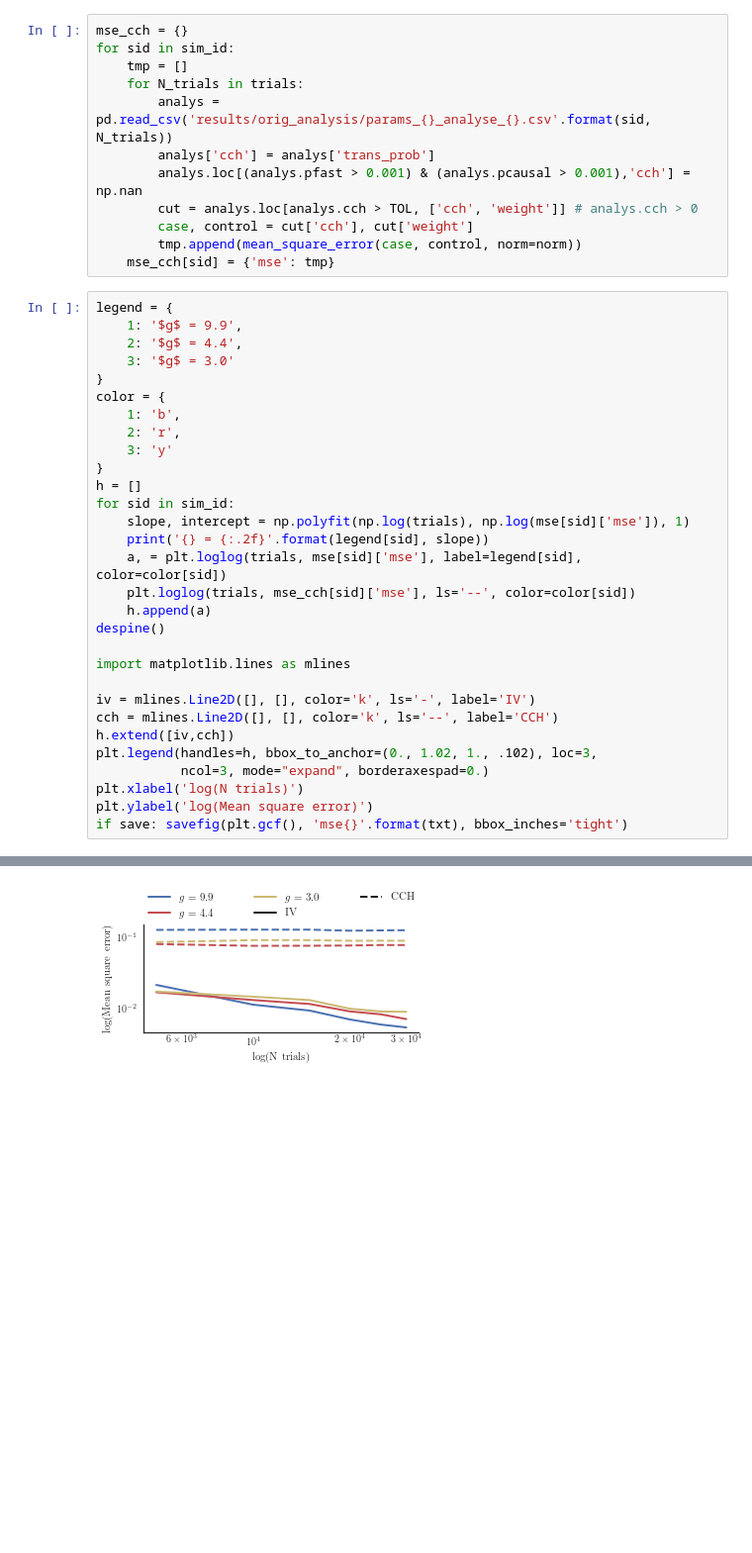
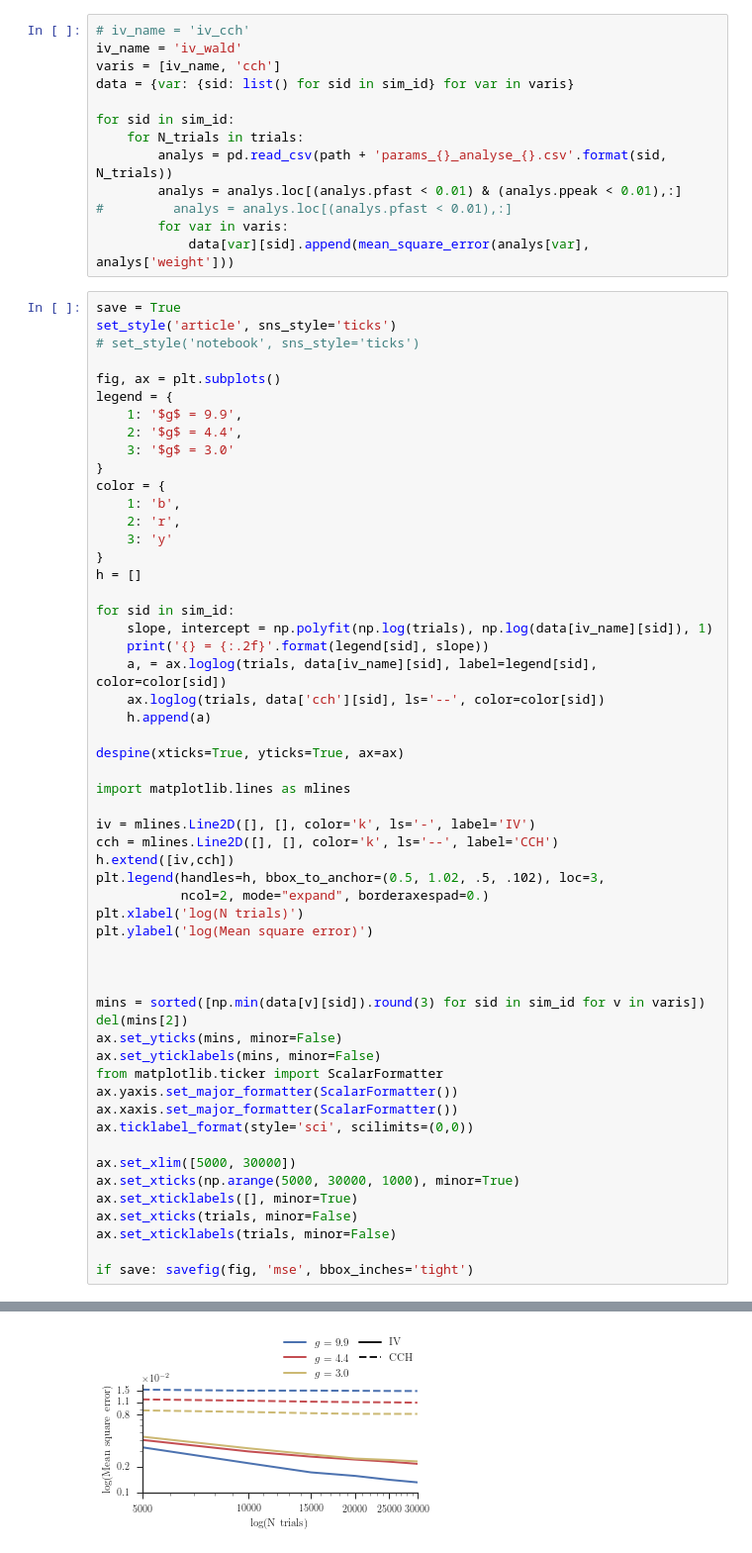
Before and after one commit to lepmik/causal-optogenetics-paper-data, a Jupyter notebook: error-analysis.ipynb, the cells around one changed output, grey strips where cells are left out. Shown at 99% size. Drawn from its saved outputs; the diff is of its cells as text; blank space fills up the shorter version.

```diff
--- a/error-analysis.ipynb
+++ b/error-analysis.ipynb
@@ -52,16 +26,22 @@ for sid in sim_id:
 # %%
-mse_cch = {}
+# iv_name = 'iv_cch'
+iv_name = 'iv_wald'
+varis = [iv_name, 'cch']
+data = {var: {sid: list() for sid in sim_id} for var in varis}
+
 for sid in sim_id:
-    tmp = []
     for N_trials in trials:
-        analys = pd.read_csv('results/orig_analysis/params_{}_analyse_{}.csv'.format(sid, N_trials))
-        analys['cch'] = analys['trans_prob']
-        analys.loc[(analys.pfast > 0.001) & (analys.pcausal > 0.001),'cch'] = np.nan
-        cut = analys.loc[analys.cch > TOL, ['cch', 'weight']] # analys.cch > 0
-        case, control = cut['cch'], cut['weight']
-        tmp.append(mean_square_error(case, control, norm=norm))
-    mse_cch[sid] = {'mse': tmp}
+        analys = pd.read_csv(path + 'params_{}_analyse_{}.csv'.format(sid, N_trials))
+        analys = analys.loc[(analys.pfast < 0.01) & (analys.ppeak < 0.01),:]
+#         analys = analys.loc[(analys.pfast < 0.01),:]
+        for var in varis:
+            data[var][sid].append(mean_square_error(analys[var], analys['weight']))
 # %%
+save = True
+set_style('article', sns_style='ticks')
+# set_style('notebook', sns_style='ticks')
+
+fig, ax = plt.subplots()
 legend = {
     1: '$g$ = 9.9',
     2: '$g$ = 4.4',
@@ -73,22 +53,42 @@ color = {
     3: 'y'
 }
 h = []
+
 for sid in sim_id:
-    slope, intercept = np.polyfit(np.log(trials), np.log(mse[sid]['mse']), 1)
+    slope, intercept = np.polyfit(np.log(trials), np.log(data[iv_name][sid]), 1)
     print('{} = {:.2f}'.format(legend[sid], slope))
-    a, = plt.loglog(trials, mse[sid]['mse'], label=legend[sid], color=color[sid])
-    plt.loglog(trials, mse_cch[sid]['mse'], ls='--', color=color[sid])
+    a, = ax.loglog(trials, data[iv_name][sid], label=legend[sid], color=color[sid])
+    ax.loglog(trials, data['cch'][sid], ls='--', color=color[sid])
     h.append(a)
-despine()
+
+despine(xticks=True, yticks=True, ax=ax)
 
 import matplotlib.lines as mlines
 
 iv = mlines.Line2D([], [], color='k', ls='-', label='IV')
 cch = mlines.Line2D([], [], color='k', ls='--', label='CCH')
 h.extend([iv,cch])
-plt.legend(handles=h, bbox_to_anchor=(0., 1.02, 1., .102), loc=3,
-           ncol=3, mode="expand", borderaxespad=0.)
+plt.legend(handles=h, bbox_to_anchor=(0.5, 1.02, .5, .102), loc=3,
+           ncol=2, mode="expand", borderaxespad=0.)
 plt.xlabel('log(N trials)')
 plt.ylabel('log(Mean square error)')
-if save: savefig(plt.gcf(), 'mse{}'.format(txt), bbox_inches='tight')
+
+
+
+mins = sorted([np.min(data[v][sid]).round(3) for sid in sim_id for v in varis])
+del(mins[2])
+ax.set_yticks(mins, minor=False)
+ax.set_yticklabels(mins, minor=False)
+from matplotlib.ticker import ScalarFormatter
+ax.yaxis.set_major_formatter(ScalarFormatter())
+ax.xaxis.set_major_formatter(ScalarFormatter())
+ax.ticklabel_format(style='sci', scilimits=(0,0))
+
+ax.set_xlim([5000, 30000])
+ax.set_xticks(np.arange(5000, 30000, 1000), minor=True)
+ax.set_xticklabels([], minor=True)
+ax.set_xticks(trials, minor=False)
+ax.set_xticklabels(trials, minor=False)
+
+if save: savefig(fig, 'mse', bbox_inches='tight')
 # %% [output]
@@ -98 +98 @@ $g$ = 3.0 = -0.40
-[figure, old version]
+[figure, new version]
```
Also changed, not shown: parts of 11 cells of this notebook, 36 other files.
